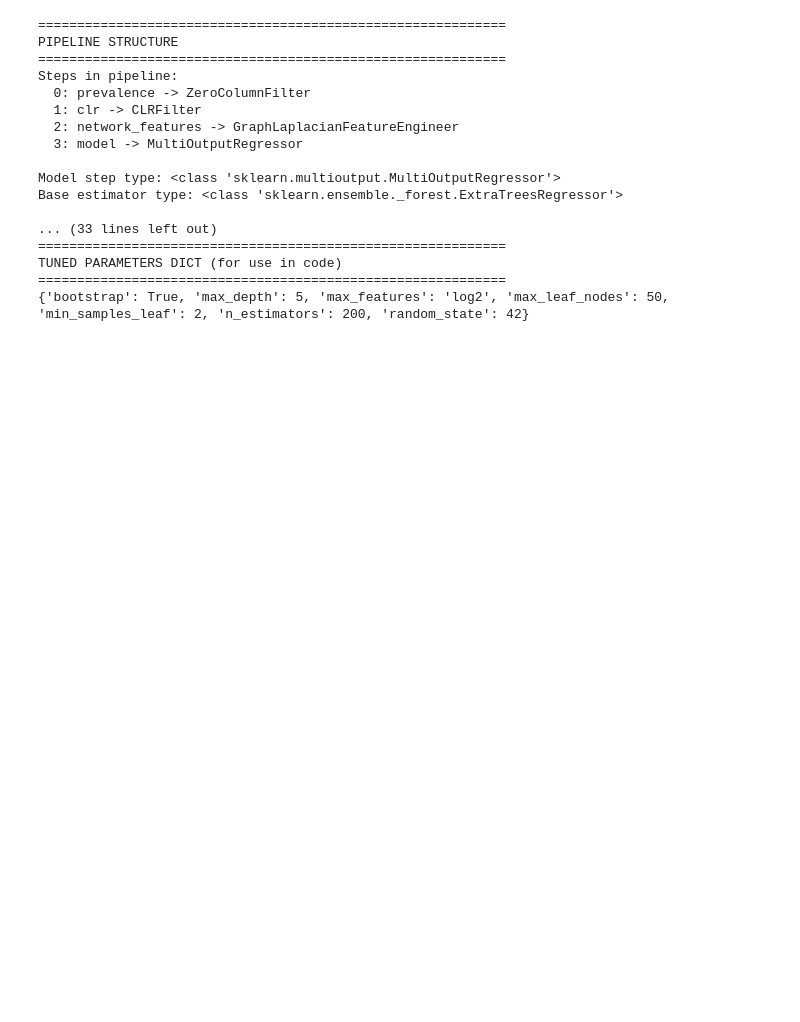
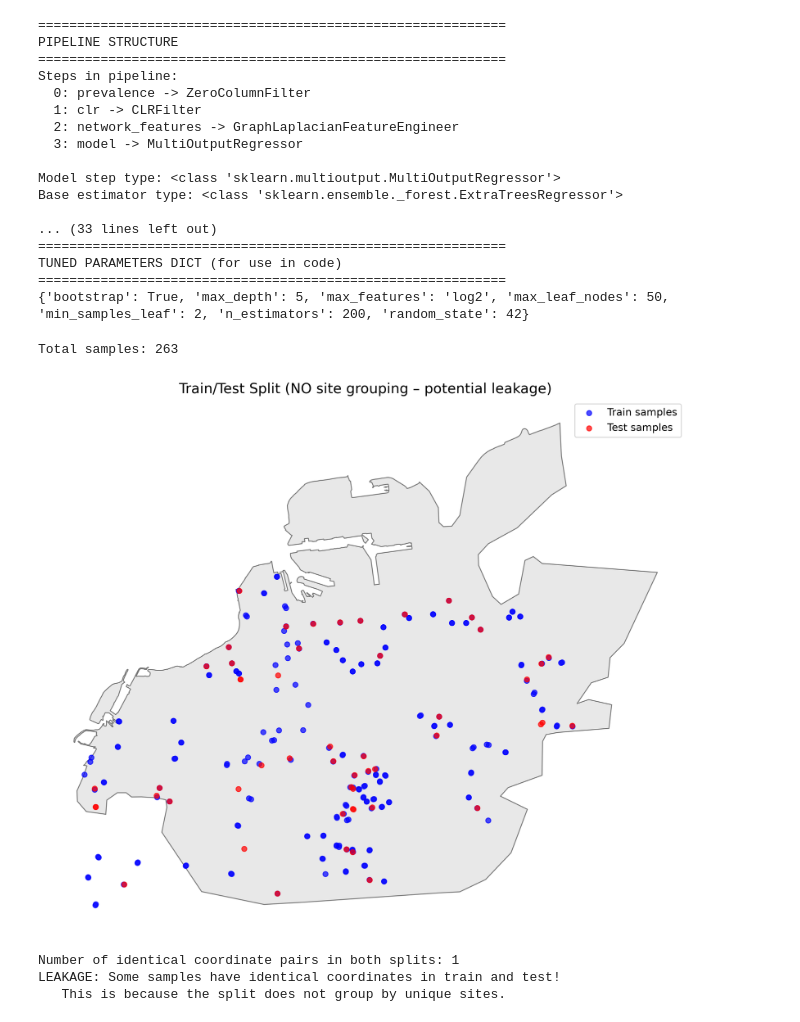
Before and after one commit to ChandrashekarCR/microbiome-forensic-tracker, a Jupyter notebook: notebooks/plots.ipynb, the cells around one changed output. Cells and saved outputs as stored; diff of their text form; code cells hidden in the pictures; blank space fills up the shorter version.

```diff
--- a/notebooks/plots.ipynb
+++ b/notebooks/plots.ipynb
@@ -758,3 +832,76 @@ Base estimator type: <class 'sklearn.ensemble._forest.ExtraTreesRegressor'>
 TUNED PARAMETERS DICT (for use in code)
 ============================================================
 {'bootstrap': True, 'max_depth': 5, 'max_features': 'log2', 'max_leaf_nodes': 50, 'min_samples_leaf': 2, 'n_estimators': 200, 'random_state': 42}
+# %%
+# --------------------------------------------
+# 1. Load data
+config.database.table = "malmo_family"
+df = load_and_prep_data()
+print(f"Total samples: {len(df)}")
+
+# 2. Create the old splitter (no site grouping)
+splitter = TrainTestSplit(df, n_splits=4, test_size=0.2, random_state=42)
+
+# 3. Reconstruct train and test DataFrames with coordinates
+# We need to combine X_cv with coordinate data and zone
+train_df = pd.concat([
+    splitter.X_cv,
+    splitter.y_cv_coords[['latitude', 'longitude']],
+    splitter.y_cv_zone.rename('zone')
+], axis=1)
+
+test_df = pd.concat([
+    splitter.X_test,
+    splitter.y_test_coords[['latitude', 'longitude']],
+    splitter.y_test_zone.rename('zone')
+], axis=1)
+
+# 4. Create GeoDataFrames
+crs = "EPSG:4326"
+train_gdf = gpd.GeoDataFrame(
+    train_df,
+    geometry=gpd.points_from_xy(train_df.longitude, train_df.latitude),
+    crs=crs
+)
+test_gdf = gpd.GeoDataFrame(
+    test_df,
+    geometry=gpd.points_from_xy(test_df.longitude, test_df.latitude),
+    crs=crs
+)
+
+# 5. Get Malmö boundary
+place_name = "Malmö, Sweden"
+boundary = ox.geocode_to_gdf(place_name).to_crs(crs)
+
+# 6. Plot
+fig, ax = plt.subplots(figsize=(10, 10))
+boundary.plot(ax=ax, facecolor="lightgrey", edgecolor="black", alpha=0.5)
+
+# Plot training and test points
+train_gdf.plot(ax=ax, color='blue', markersize=30, label='Train samples', alpha=0.7)
+test_gdf.plot(ax=ax, color='red', markersize=30, label='Test samples', alpha=0.7)
+
+ax.set_title("Train/Test Split (NO site grouping - potential leakage)")
+ax.legend()
+ax.set_axis_off()
+plt.tight_layout()
+#plt.savefig("train_test_split_no_site_grouping.png", dpi=300, bbox_inches="tight")
+plt.show()
+
+# 7. Check for overlapping coordinates (leakage)
+# Since we don't have site IDs, we can check if any coordinates are duplicated across train/test
+train_coords = set(train_df[['latitude', 'longitude']].apply(tuple, axis=1))
+test_coords = set(test_df[['latitude', 'longitude']].apply(tuple, axis=1))
+overlap = train_coords.intersection(test_coords)
+print(f"Number of identical coordinate pairs in both splits: {len(overlap)}")
+if len(overlap) > 0:
+    print("LEAKAGE: Some samples have identical coordinates in train and test!")
+    print("   This is because the split does not group by unique sites.")
+else:
+    print("No identical coordinates, but nearby points may still cause leakage.")
+# %% [output]
+Total samples: 263
+[figure, added]
+Number of identical coordinate pairs in both splits: 1
+LEAKAGE: Some samples have identical coordinates in train and test!
+   This is because the split does not group by unique sites.
```
Also changed, not shown: parts of 4 cells of this notebook, 1 other file.
